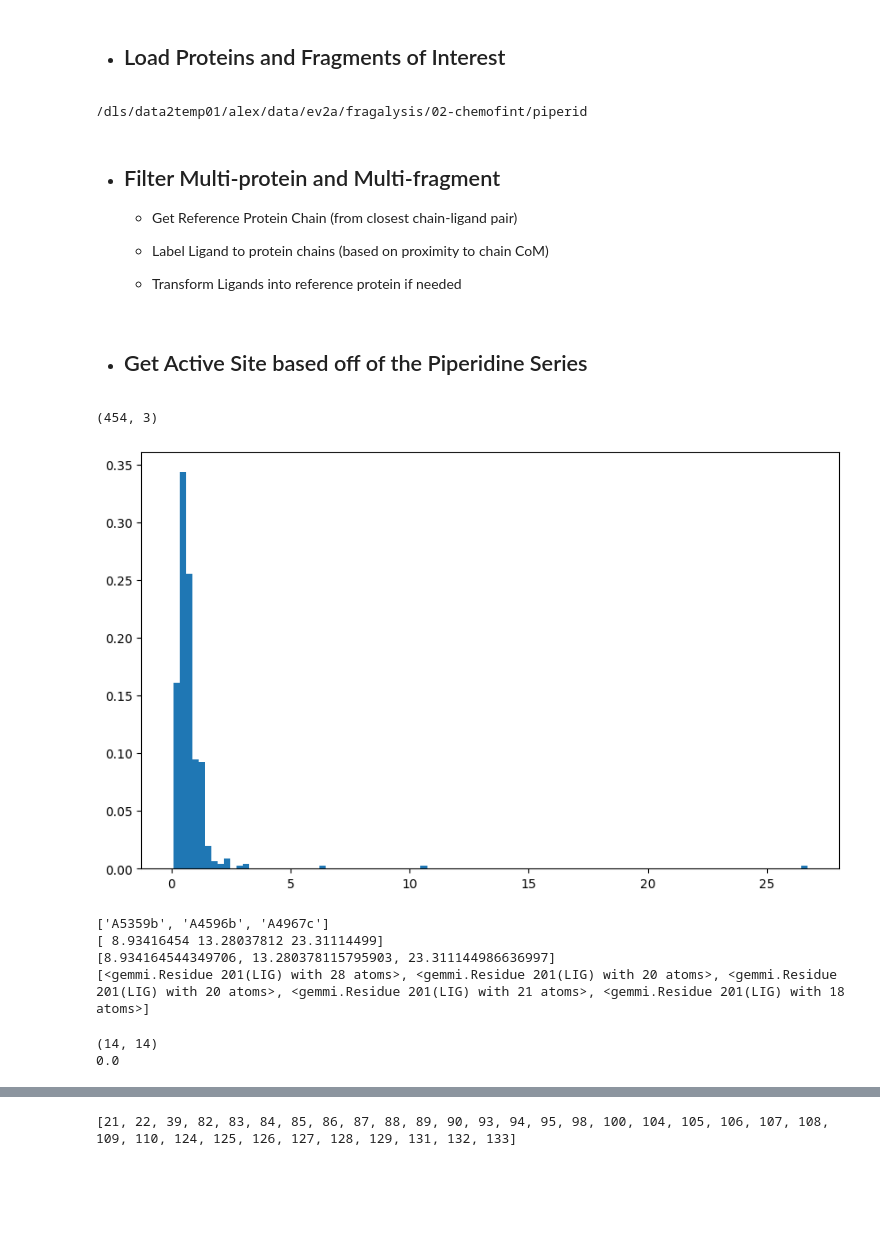
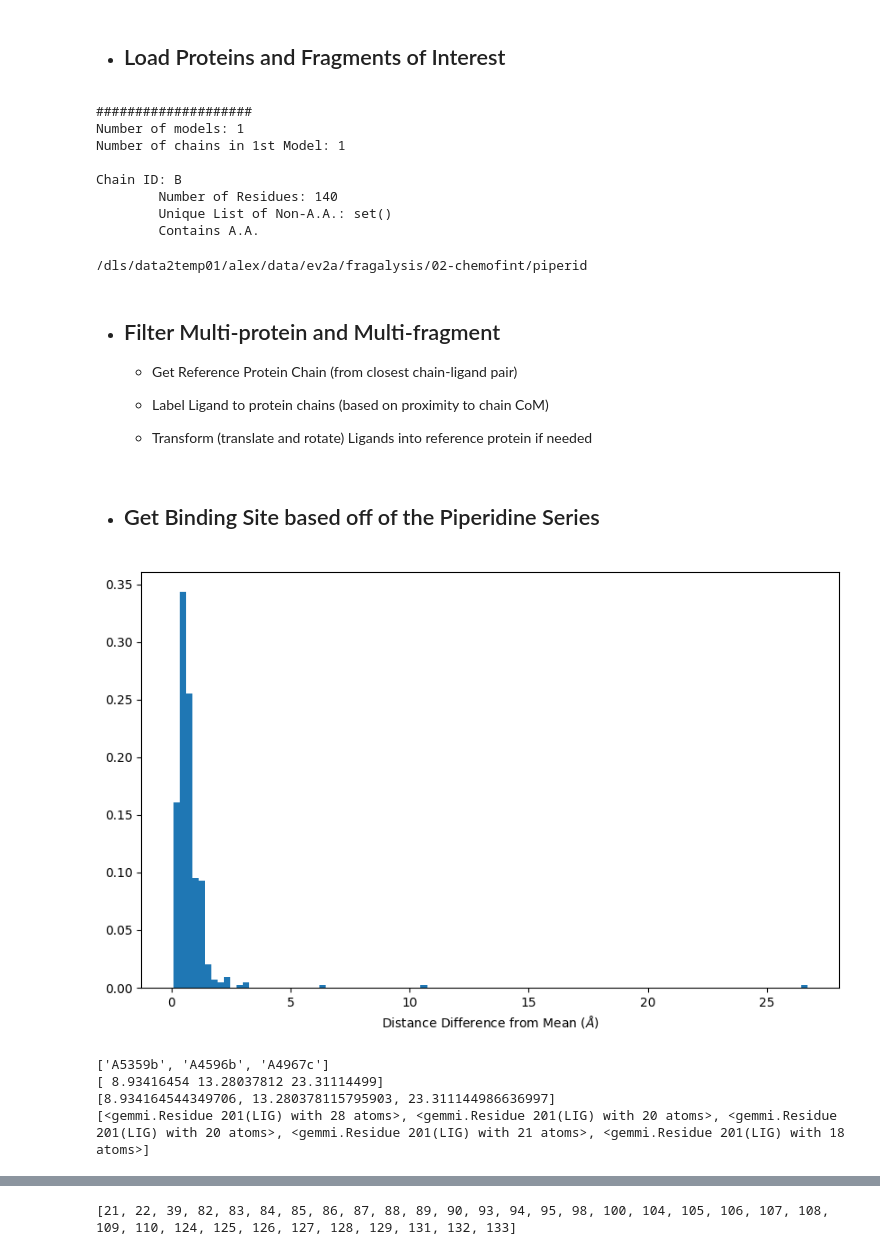
Before and after one commit to xchem/xaidar, a Jupyter notebook: notebooks/tasks/ev2a/fragalysis/04-conf_rmse.ipynb, the cells around one changed output, grey strips where cells are left out. Cells and saved outputs as stored; diff of their text form; code cells hidden in the pictures; blank space fills up the shorter version.

Commit message:
updated the rmsd notebooks

```diff
--- a/notebooks/tasks/ev2a/fragalysis/04-conf_rmse.ipynb
+++ b/notebooks/tasks/ev2a/fragalysis/04-conf_rmse.ipynb
@@ -45,6 +45,17 @@ def process_lig_prot(pdb_dir: Path, ) -> dict:
         pass
     elif num_chains == 1 and num_lig_chains ==1:
         pass
+# %%
+get_pdb_stats(ref_prot)
+# %% [output]
+####################
+Number of models: 1
+Number of chains in 1st Model: 1
+
+Chain ID: B
+        Number of Residues: 140
+        Unique List of Non-A.A.: set()
+        Contains A.A.
 # %%
 print( piperid_dir.resolve().as_posix() )
 # %% [output]
@@ -56,9 +67,9 @@ print( piperid_dir.resolve().as_posix() )
 
     - Label Ligand to protein chains (based on proximity to chain CoM)
 
-    - Transform Ligands into reference protein if needed
+    - Transform (translate and rotate) Ligands into reference protein if needed
 # %% [markdown]
-- ## Get Active Site based off of the Piperidine Series
+- ## Get Binding Site based off of the Piperidine Series
 # %%
 # Extract and plot LIG CoM distances from mean CoM
 from xaidar.data.protocols import extract_lig_from_prot
@@ -68,17 +79,15 @@ ligs_CoM = np.array([ np.array(get_res_CoM( flatten_pdb( lig, "residue") )[0]) i
 print( ligs_CoM.shape)
 mean_CoM = np.mean( ligs_CoM, axis = 0)
 ligs_dist = [ np.linalg.norm( mean_CoM - lig_CoM ) for lig_CoM in ligs_CoM ]
-
-import matplotlib.pyplot as plt
-
-plt.figure( figsize=(10,6) )
-bin = 100
-
-plt.hist( x = ligs_dist, bins = bin, weights = np.ones_like( ligs_dist) / len( ligs_dist))
-plt.show()
-# %% [output]
-(454, 3)
-[figure, removed]
+# %%
+import matplotlib.pyplot as plt
+plt.figure( figsize=(10,6) )
+bin = 100
+plt.hist( x = ligs_dist, bins = bin, weights = np.ones_like( ligs_dist) / len( ligs_dist))
+plt.xlabel("Distance Difference from Mean ($\AA$)")
+plt.show()
+# %% [output]
+[figure, added]
 # %%
 # Remove Outliers and Recalculate Mean CoM
 outlier_dataset_indexs = [ idx for idx, value in enumerate(ligs_dist) if value > 5]
@@ -100,44 +110,6 @@ print( ligs_res_lst[:5])
 [ 8.93416454 13.28037812 23.31114499]
 [8.934164544349706, 13.280378115795903, 23.311144986636997]
 [<gemmi.Residue 201(LIG) with 28 atoms>, <gemmi.Residue 201(LIG) with 20 atoms>, <gemmi.Residue 201(LIG) with 20 atoms>, <gemmi.Residue 201(LIG) with 21 atoms>, <gemmi.Residue 201(LIG) with 18 atoms>]
-# %%
-# GPT function to compute pairwise distances -> pairwise_distances
-
-# coords1: array-like shape (N,3)
-# coords2: array-like shape (M,3)
-# returns distances matrix shape (N, M) where entry [i,j] is ||coords1[i] - coords2[j]||
-def pairwise_distances(coords1, coords2):
-    coords1 = np.asarray(coords1)
-    coords2 = np.asarray(coords2)
-    # broadcasting subtraction -> (N,1,3) - (1,M,3) -> (N,M,3)
-    diff = coords1[:, None, :] - coords2[None, :, :]
-    return np.linalg.norm(diff, axis=2)
-
-# # Example (using variables already in the notebook)
-# # ligs_CoM has shape (454,3), lig_atoms_pos has shape (14,3)
-# ref_lig_atoms = flatten_pdb( ref_lig, "atom" )
-# lig_atoms_pos = np.array( [  np.array( [atom.pos.x,atom.pos.y, atom.pos.z] ) for atom in  ref_lig_atoms] )
-# dists = pairwise_distances(lig_atoms_pos, lig_atoms_pos)
-# print(dists.shape)   # (454, 14)
-# print( np.min( dists) )
-
-# # distances from the first coord in ligs_CoM to all coords in lig_atoms_pos
-# import matplotlib.pyplot as plt
-# import seaborn as sns
-
-# labels = [atom.name for atom in ref_lig_res]  # atom names for ticks
-# plt.figure(figsize=(9, 7))
-# ax = sns.heatmap(dists, xticklabels=labels, yticklabels=labels,
-#                  cmap="viridis", annot=True, fmt=".2f",
-#                  cbar_kws={"label": "Distance (Å)"})
-# ax.set_title("Pairwise atom distances (Å)")
-# plt.xticks(rotation=45, ha="right")
-# plt.yticks(rotation=0)
-# plt.tight_layout()
-# plt.show()
-# %% [output]
-(14, 14)
-0.0
 # %%
 # Extracting AAs within 5A of any LIG atom
 
```
Also changed, not shown: parts of 2 cells of this notebook.
